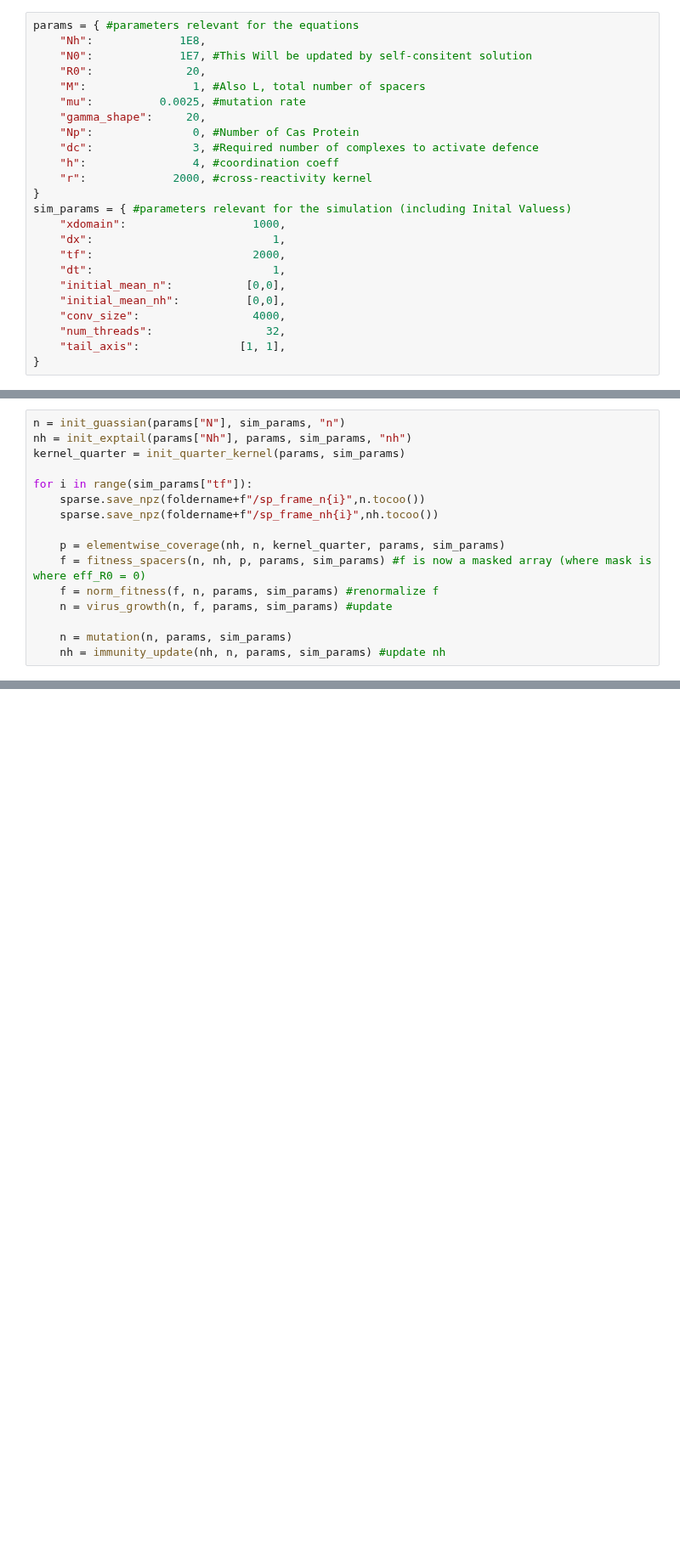
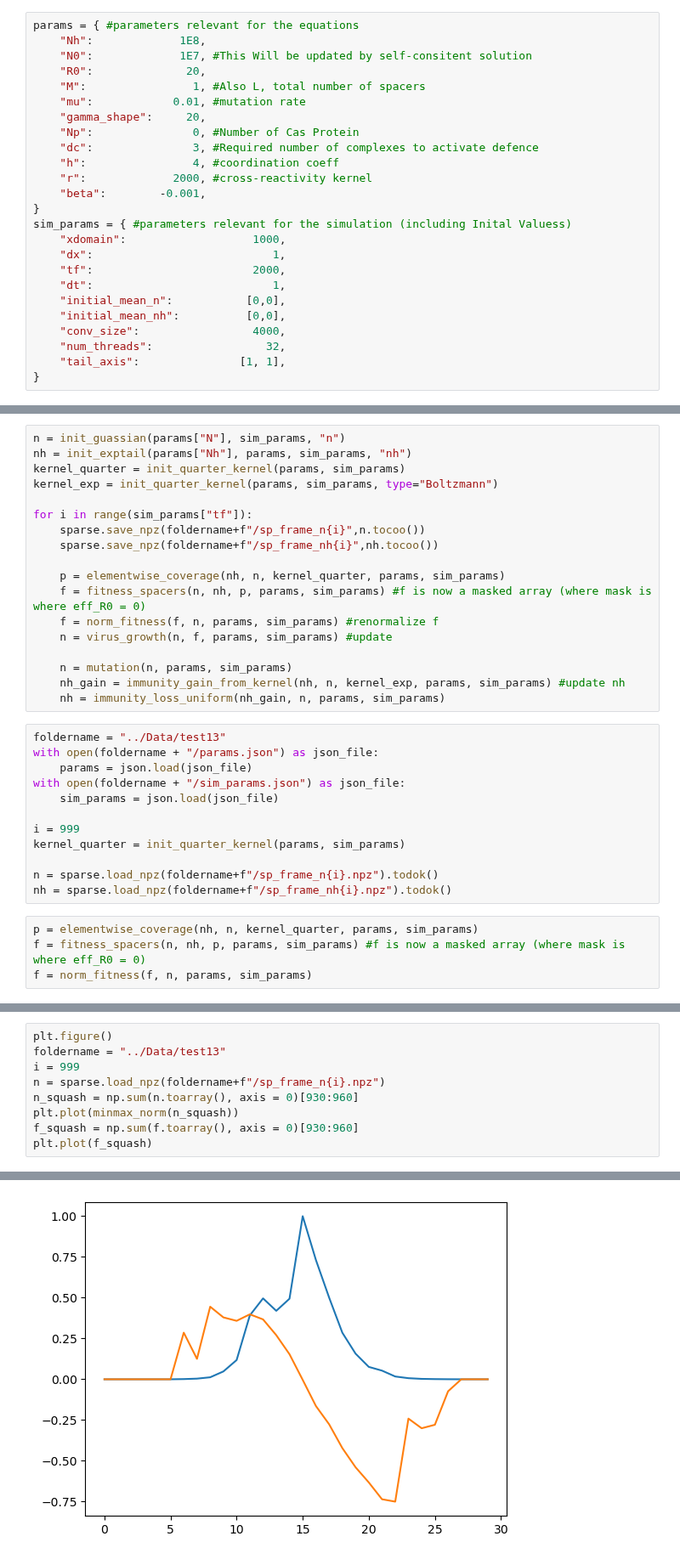
Before and after one commit to zhizhang1445/CRISPR_Sim, a Jupyter notebook: Long_Simulation/main.ipynb, the cells around one changed output, grey strips where cells are left out. Shown at 85% size. Drawn from its saved outputs; the diff is of its cells as text; blank space fills up the shorter version.

```diff
--- a/Long_Simulation/main.ipynb
+++ b/Long_Simulation/main.ipynb
@@ -23,12 +24,13 @@ params = { #parameters relevant for the equations
     "N0":             1E7, #This Will be updated by self-consitent solution
     "R0":              20,
     "M":                1, #Also L, total number of spacers
-    "mu":          0.0025, #mutation rate
+    "mu":            0.01, #mutation rate
     "gamma_shape":     20,
     "Np":               0, #Number of Cas Protein
     "dc":               3, #Required number of complexes to activate defence
     "h":                4, #coordination coeff
     "r":             2000, #cross-reactivity kernel
+    "beta":        -0.001,
 }
 sim_params = { #parameters relevant for the simulation (including Inital Valuess)
     "xdomain":                   1000,
@@ -67,6 +69,7 @@ Phage Population: 18555.9501| Uc: 3.8247| sigma: 1.4339
 n = init_guassian(params["N"], sim_params, "n")
 nh = init_exptail(params["Nh"], params, sim_params, "nh")
 kernel_quarter = init_quarter_kernel(params, sim_params)
+kernel_exp = init_quarter_kernel(params, sim_params, type="Boltzmann")
 
 for i in range(sim_params["tf"]):
     sparse.save_npz(foldername+f"/sp_frame_n{i}",n.tocoo())
@@ -78,4 +81,21 @@ for i in range(sim_params["tf"]):
     n = virus_growth(n, f, params, sim_params) #update
 
     n = mutation(n, params, sim_params)
-    nh = immunity_update(nh, n, params, sim_params) #update nh
+    nh_gain = immunity_gain_from_kernel(nh, n, kernel_exp, params, sim_params) #update nh
+    nh = immunity_loss_uniform(nh_gain, n, params, sim_params)
+# %%
+foldername = "../Data/test13"
+with open(foldername + "/params.json") as json_file:
+    params = json.load(json_file)
+with open(foldername + "/sim_params.json") as json_file:
+    sim_params = json.load(json_file)
+
+i = 999
+kernel_quarter = init_quarter_kernel(params, sim_params)
+
+n = sparse.load_npz(foldername+f"/sp_frame_n{i}.npz").todok()
+nh = sparse.load_npz(foldername+f"/sp_frame_nh{i}.npz").todok()
+# %%
+p = elementwise_coverage(nh, n, kernel_quarter, params, sim_params)
+f = fitness_spacers(n, nh, p, params, sim_params) #f is now a masked array (where mask is where eff_R0 = 0)
+f = norm_fitness(f, n, params, sim_params)
@@ -81,0 +104,10 @@ for i in range(sim_params["tf"]):
+# %%
+plt.figure()
+foldername = "../Data/test13"
+i = 999
+n = sparse.load_npz(foldername+f"/sp_frame_n{i}.npz")
+n_squash = np.sum(n.toarray(), axis = 0)[930:960]
+plt.plot(minmax_norm(n_squash))
+f_squash = np.sum(f.toarray(), axis = 0)[930:960]
+plt.plot(f_squash)
+# %% [output]
@@ -82,3 +115,4 @@ for i in range(sim_params["tf"]):
+[figure, added]
 # %%
 R0_sweep = [20]
 kernel = init_quarter_kernel(params, sim_params)
```
Also changed, not shown: parts of 4 cells of this notebook, 1 other file.
